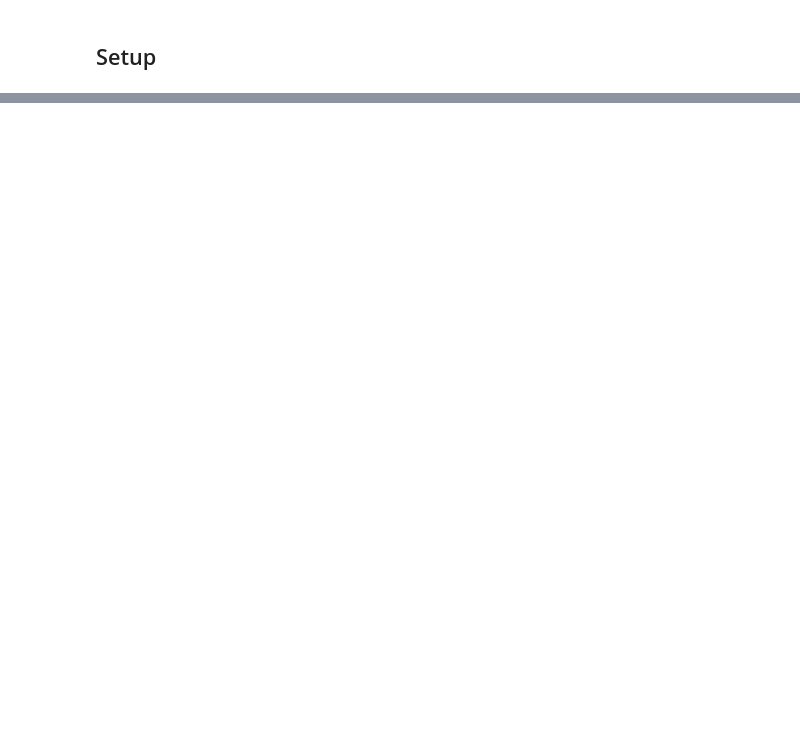
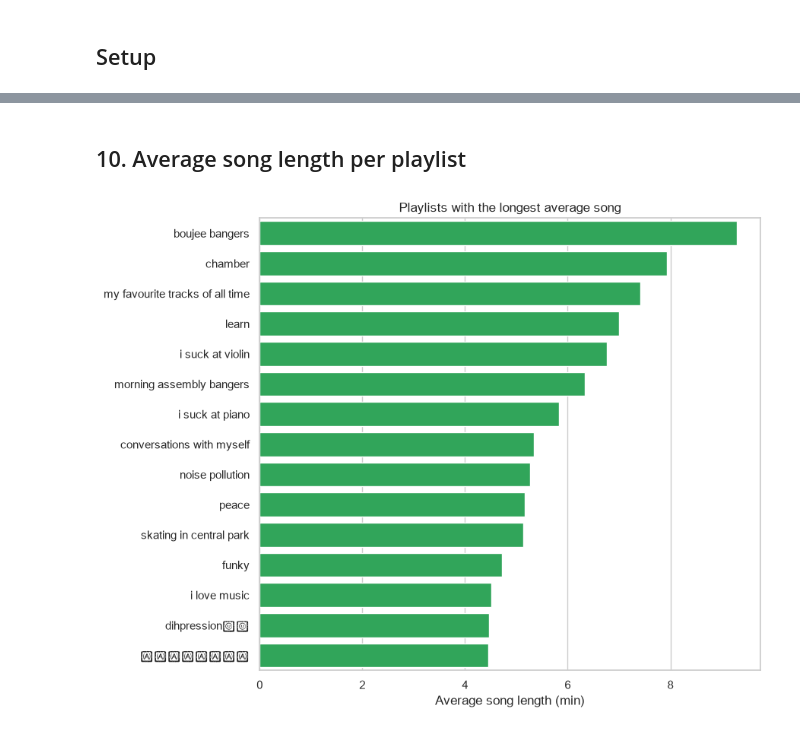
Before and after one commit to gene-c13/wrapped, a Jupyter notebook: notebooks/02_playlist_analysis.ipynb, the cells around one changed output, grey strips where cells are left out. Cells and saved outputs as stored; diff of their text form; code cells hidden in the pictures; blank space fills up the shorter version.

```diff
--- a/notebooks/02_playlist_analysis.ipynb
+++ b/notebooks/02_playlist_analysis.ipynb
@@ -242,0 +301,15 @@ else:
+# %% [markdown]
+## 10. Average song length per playlist
+# %%
+avg_len = (mine.groupby("playlist")["duration_min"].mean()
+           .sort_values(ascending=False).head(15))
+
+fig, ax = plt.subplots(figsize=(9, 7))
+sns.barplot(x=avg_len.values, y=avg_len.index, color=GREEN, ax=ax)
+ax.set_title("Playlists with the longest average song")
+ax.set_xlabel("Average song length (min)")
+ax.set_ylabel("")
+plt.tight_layout()
+plt.show()
+# %% [output]
+[figure, added]
```
Also changed, not shown: parts of 35 cells of this notebook.
